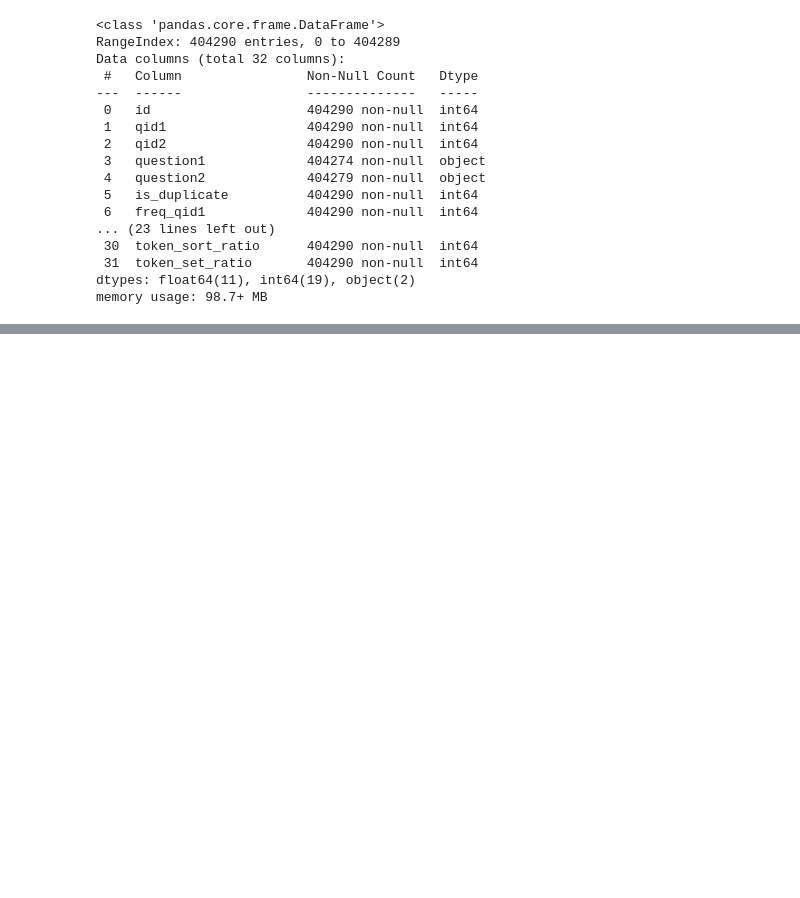
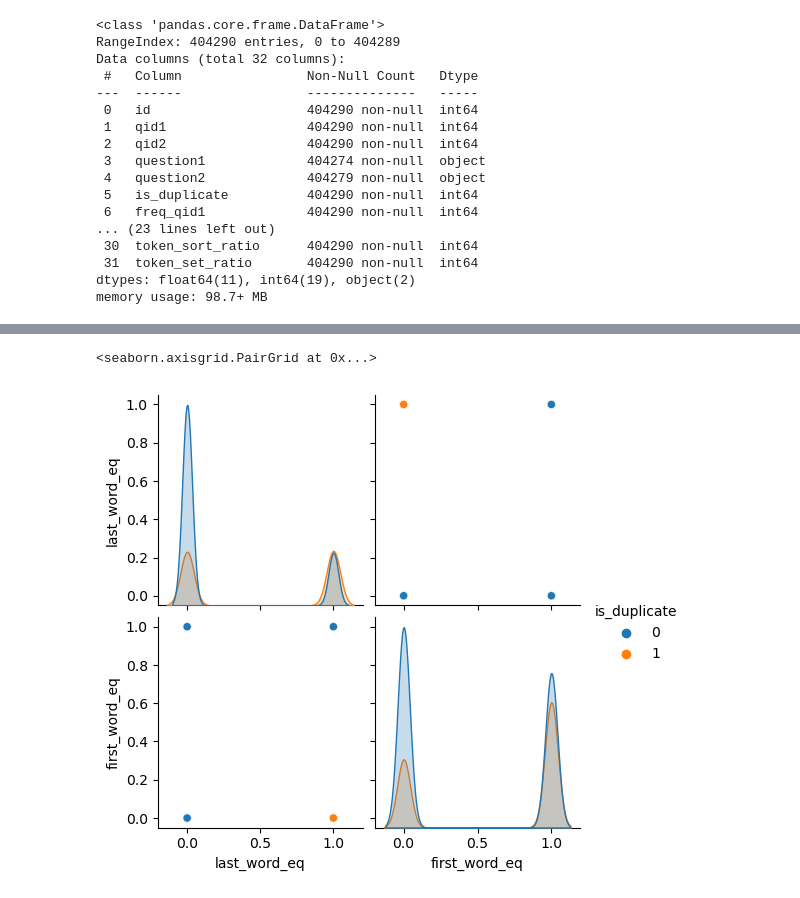
Before and after one commit to SiddhantSoam/Quora_Same_Question_pair, a Jupyter notebook: quora-same-question-pair.ipynb, the cells around one changed output, grey strips where cells are left out. Saved outputs shown, nothing was run; the diff lists cells and outputs as text; code cells hidden in the pictures; blank space fills up the shorter version.

```diff
--- a/quora-same-question-pair.ipynb
+++ b/quora-same-question-pair.ipynb
@@ -608,0 +632,5 @@ memory usage: 98.7+ MB
+# %%
+sns.pairplot(df[['last_word_eq', 'first_word_eq', 'is_duplicate']], hue = 'is_duplicate')
+# %% [output]
+<seaborn.axisgrid.PairGrid at 0x...>
+[figure, added]
```
Also changed, not shown: parts of 6 cells of this notebook.
